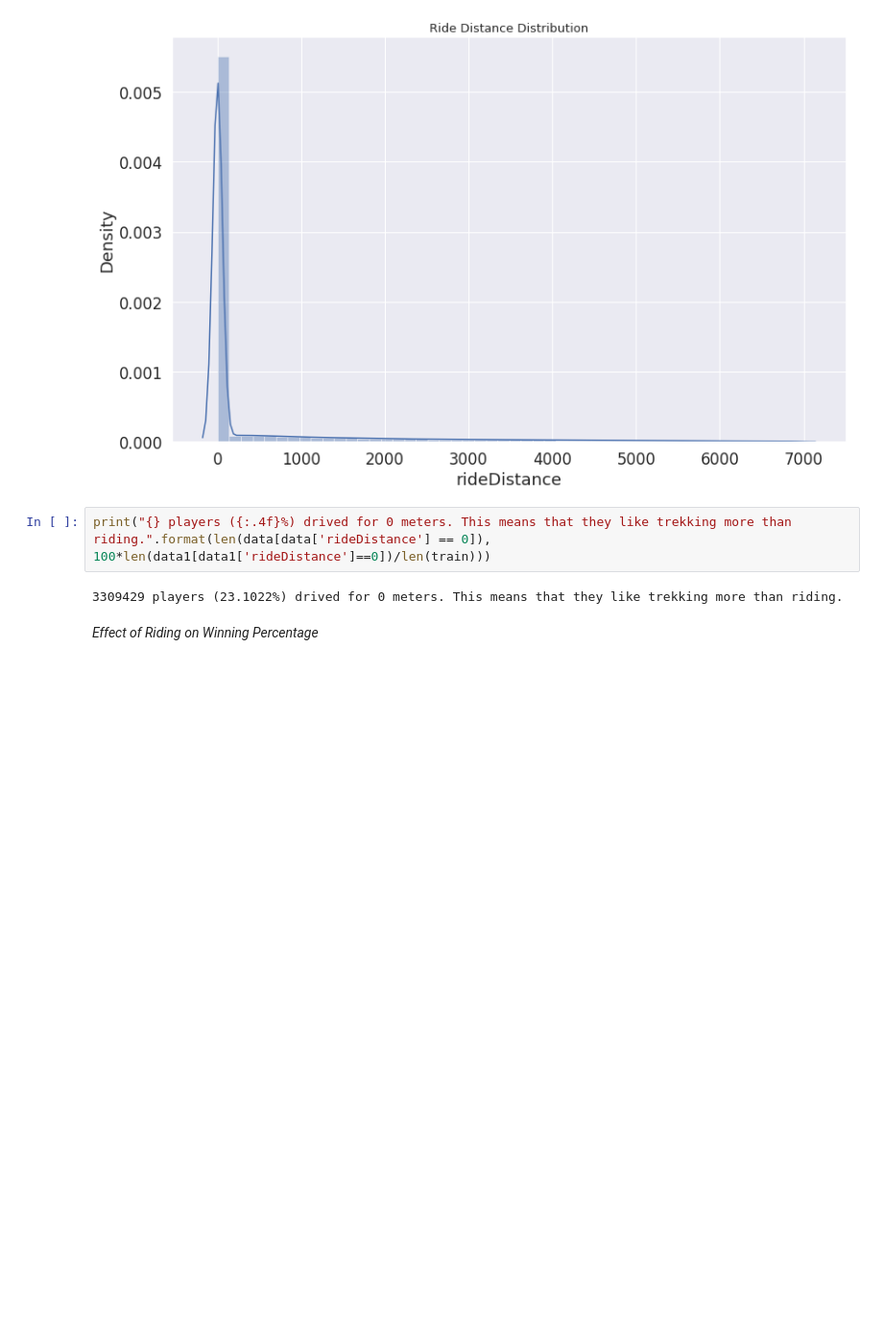
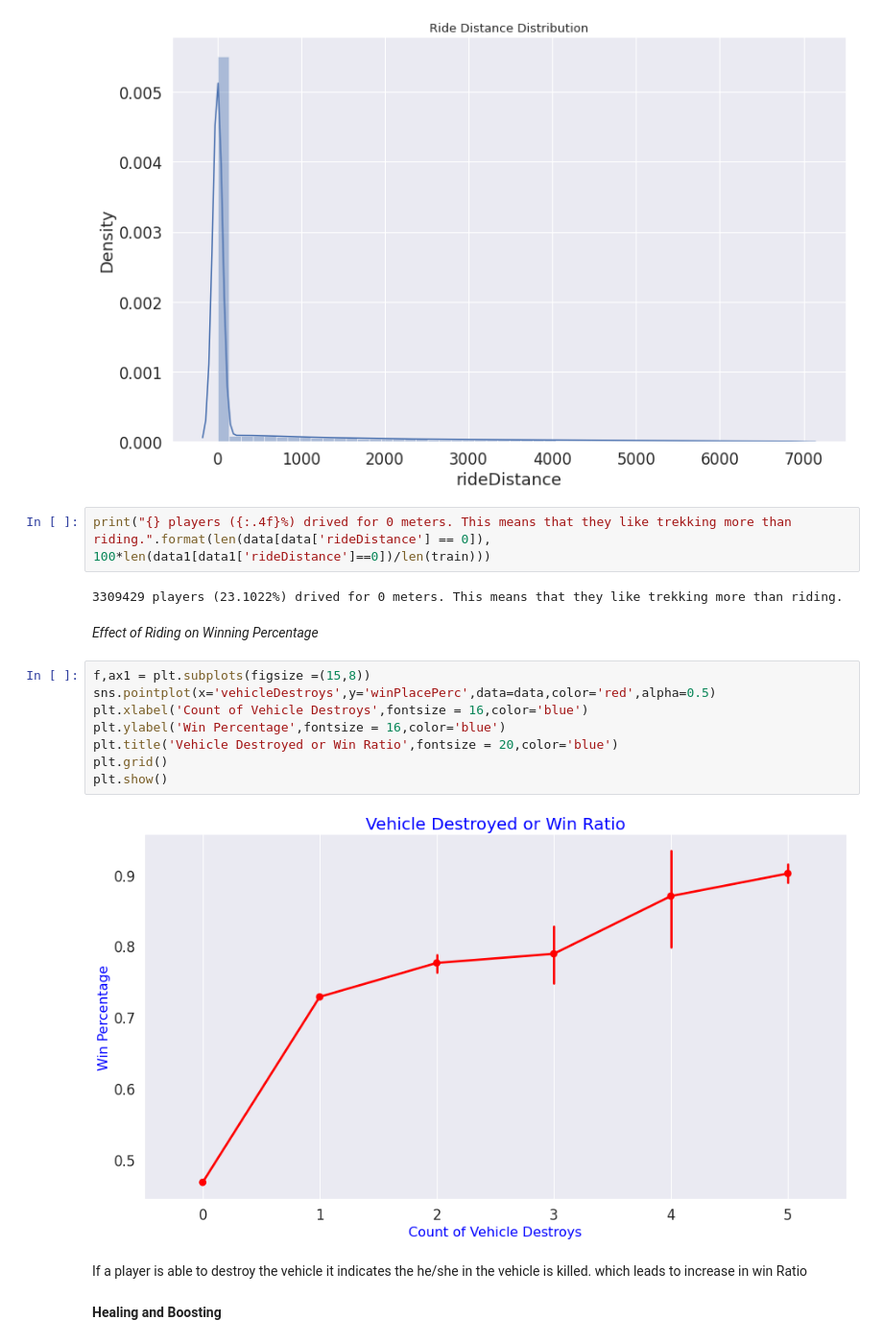
Before and after one commit to ANKITSHARMA98/PUBG-Data-Analysis, a Jupyter notebook: PUBG.ipynb, the cells around one changed output. Shown: that part at 96% size. Drawn from its saved outputs; the diff is of its cells as text; blank space fills up the shorter version.

Commit message:
Healing and boosts

```diff
--- a/PUBG.ipynb
+++ b/PUBG.ipynb
@@ -256,3 +257,17 @@ print("{} players ({:.4f}%) drived for 0 meters. This means that they like trekk
 3309429 players (23.1022%) drived for 0 meters. This means that they like trekking more than riding.
 # %% [markdown]
 *Effect of Riding on Winning Percentage*
+# %%
+f,ax1 = plt.subplots(figsize =(15,8))
+sns.pointplot(x='vehicleDestroys',y='winPlacePerc',data=data,color='red',alpha=0.5)
+plt.xlabel('Count of Vehicle Destroys',fontsize = 16,color='blue')
+plt.ylabel('Win Percentage',fontsize = 16,color='blue')
+plt.title('Vehicle Destroyed or Win Ratio',fontsize = 20,color='blue')
+plt.grid()
+plt.show()
+# %% [output]
+[figure, added]
+# %% [markdown]
+If a player is able to destroy the vehicle it indicates the he/she in the vehicle is killed. which leads to increase in win Ratio
+# %% [markdown]
+**Healing and Boosting**
```
Also changed, not shown: parts of 11 cells of this notebook.
